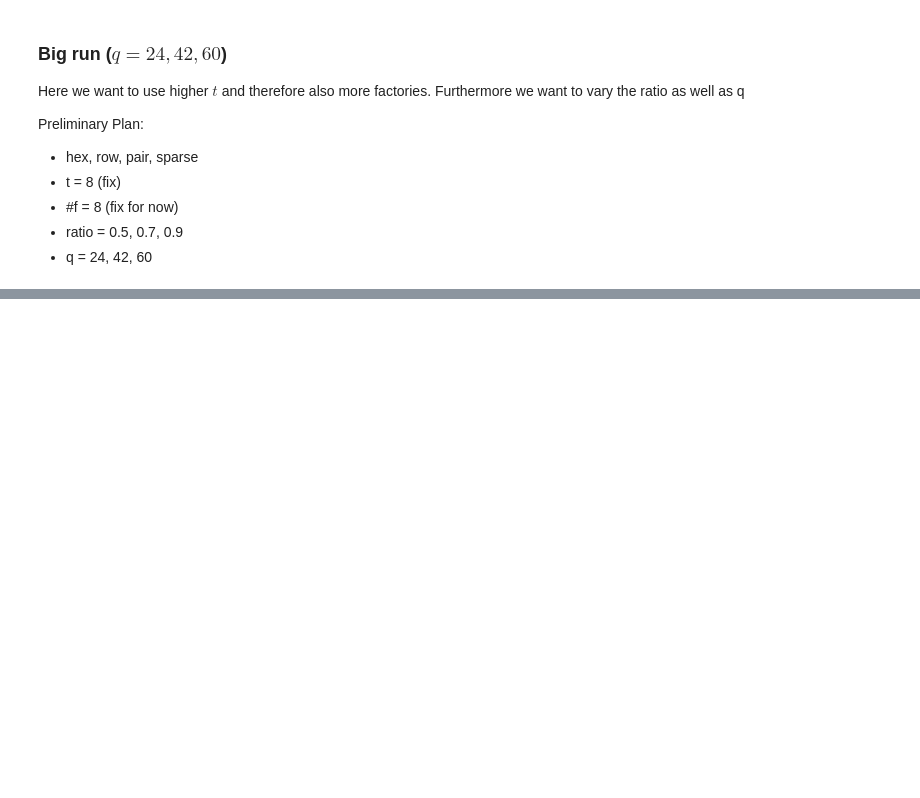
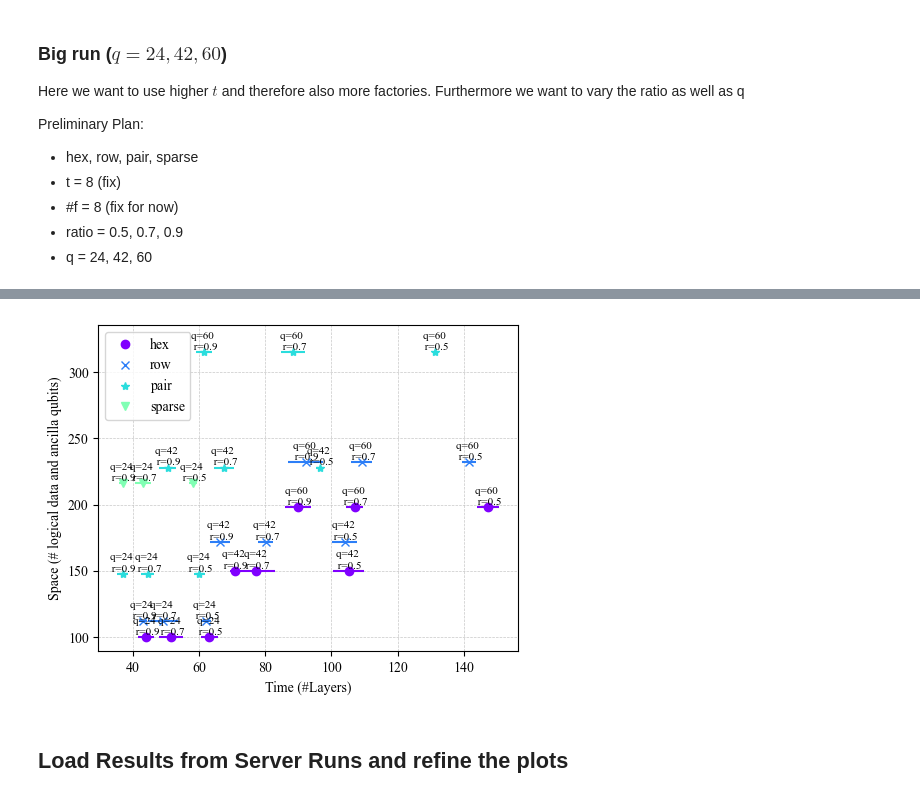
Before and after one commit to LSHerzog/mqt-qecc, a Jupyter notebook: src/mqt/qecc/co3/plots/space_time_plots.ipynb, the cells around one changed output, grey strips where cells are left out. Drawn from its saved outputs; the diff is of its cells as text; code cells hidden in the pictures; blank space fills up the shorter version.

Commit message:
:sparkles: Adapted Plots

```diff
--- a/src/mqt/qecc/co3/plots/space_time_plots.ipynb
+++ b/src/mqt/qecc/co3/plots/space_time_plots.ipynb
@@ -270,6 +272,6 @@ instances = [
 
 ]
 # %%
-reps = 10 #less is a bit weird
+reps = 8 #less is a bit weird
 
-res_lst = co.plots.collect_data_space_time(instances, hc_params, reps, path)
+#res_lst = co.plots.collect_data_space_time(instances, hc_params, reps, path)
@@ -278,3 +280,15 @@ res_lst = co.plots.collect_data_space_time(instances, hc_params, reps, path)
+# %%
+import matplotlib.pyplot as plt
+import numpy as np
+
+import mqt.qecc.co3 as co
+
+plt.rcParams["font.family"] = "Times New Roman"
+
+import pickle
+from pathlib import Path
+# %%
+path = "/mnt/c/Users/Laura/Documents/mqt-qecc/src/mqt/qecc/co3/plots/results/test_250221_q24_42_60_8restarts"
 # %%
 with Path(path).open("rb") as f:
     res_lst = pickle.load(f)
@@ -281,2 +325,8 @@ with Path(path).open("rb") as f:
 # %%
+instances = res_lst[0]["instances"]
+hc_params = res_lst[0]["hc_params"]
 co.plots.plot_space_time(instances, hc_params, res_lst)
+# %% [output]
+[figure, added]
+# %% [markdown]
+## Load Results from Server Runs and refine the plots
```
Also changed, not shown: parts of 13 cells of this notebook, 2 other files.
